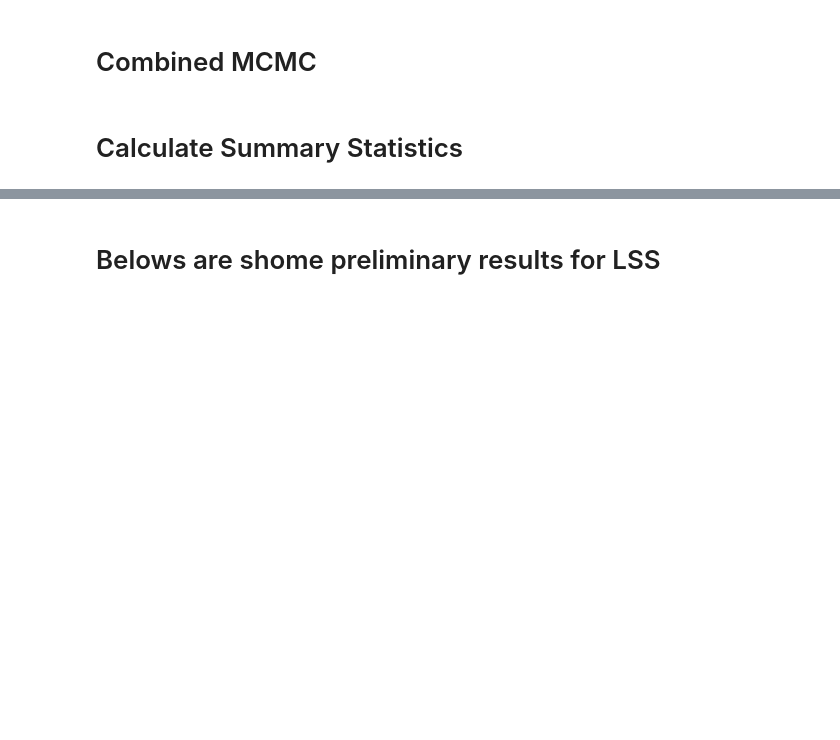
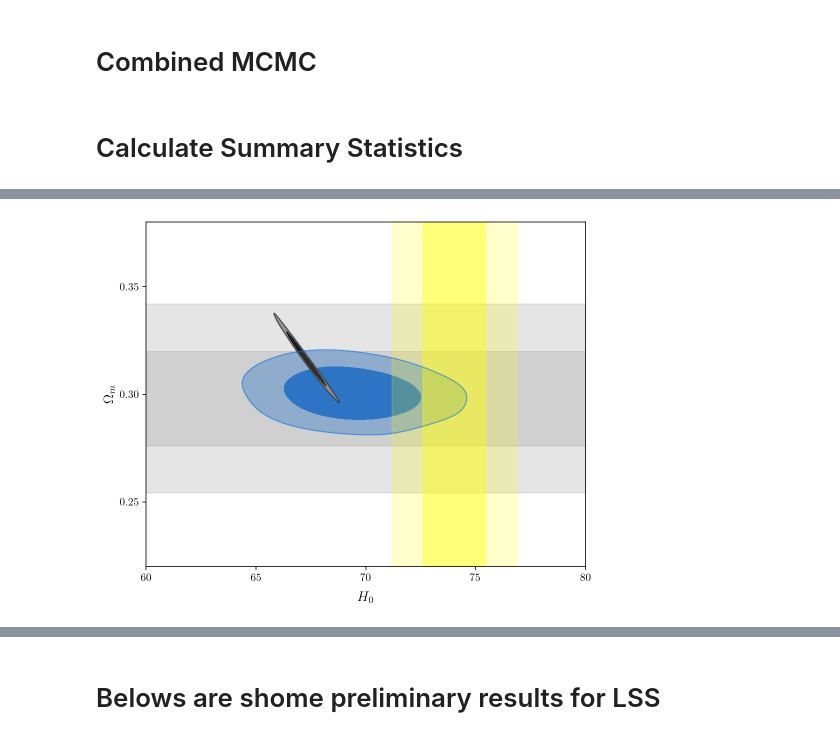
Before and after one commit to WeikangLin/CosmicStds, a Jupyter notebook: MCMC_cosmic_stds.ipynb, the cells around one changed output, grey strips where cells are left out. Saved outputs shown, nothing was run; the diff lists cells and outputs as text; code cells hidden in the pictures; blank space fills up the shorter version.

```diff
--- a/MCMC_cosmic_stds.ipynb
+++ b/MCMC_cosmic_stds.ipynb
@@ -397,0 +407,13 @@ Removed no burn in
+# %%
+g = plots.getSinglePlotter(width_inch=7, ratio=0.8)
+g.settings.alpha_filled_add=0.5
+g.add_y_bands(0.298, 0.022, alpha1=0.2,alpha2=0.2,color='grey',zorder=1)
+g.add_x_bands(74.03, 1.42, alpha1=0.4,alpha2=0.2, color='yellow',zorder=1)
+g.plot_2d([MCsamples], 'H0', 'omegam',filled=True,zorder=2)
+g.add_2d_contours('/Users/weikanglin/Documents/Documents NCSU/Projects/3STDs/chains_new/base_plikHM_TTTEEE_lowl_lowE', 'H0', 'omegam',
+                  filled=True, color='k');
+
+g.set_axes(lims=[60, 80, 0.22, 0.38])
+g.export(os.path.join(r'figures',r'Compare.pdf'))
+# %% [output]
+[figure, added]
```
Also changed, not shown: parts of 5 cells of this notebook.
